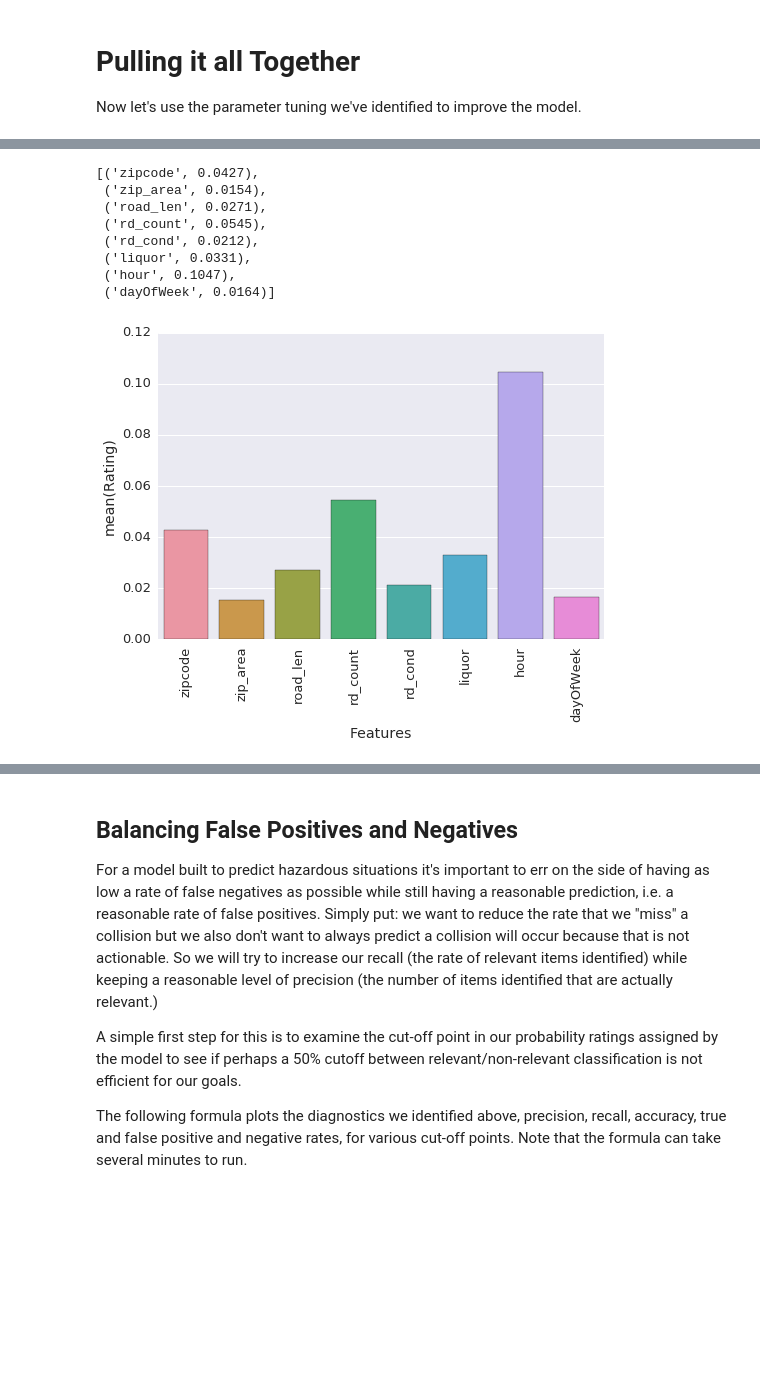
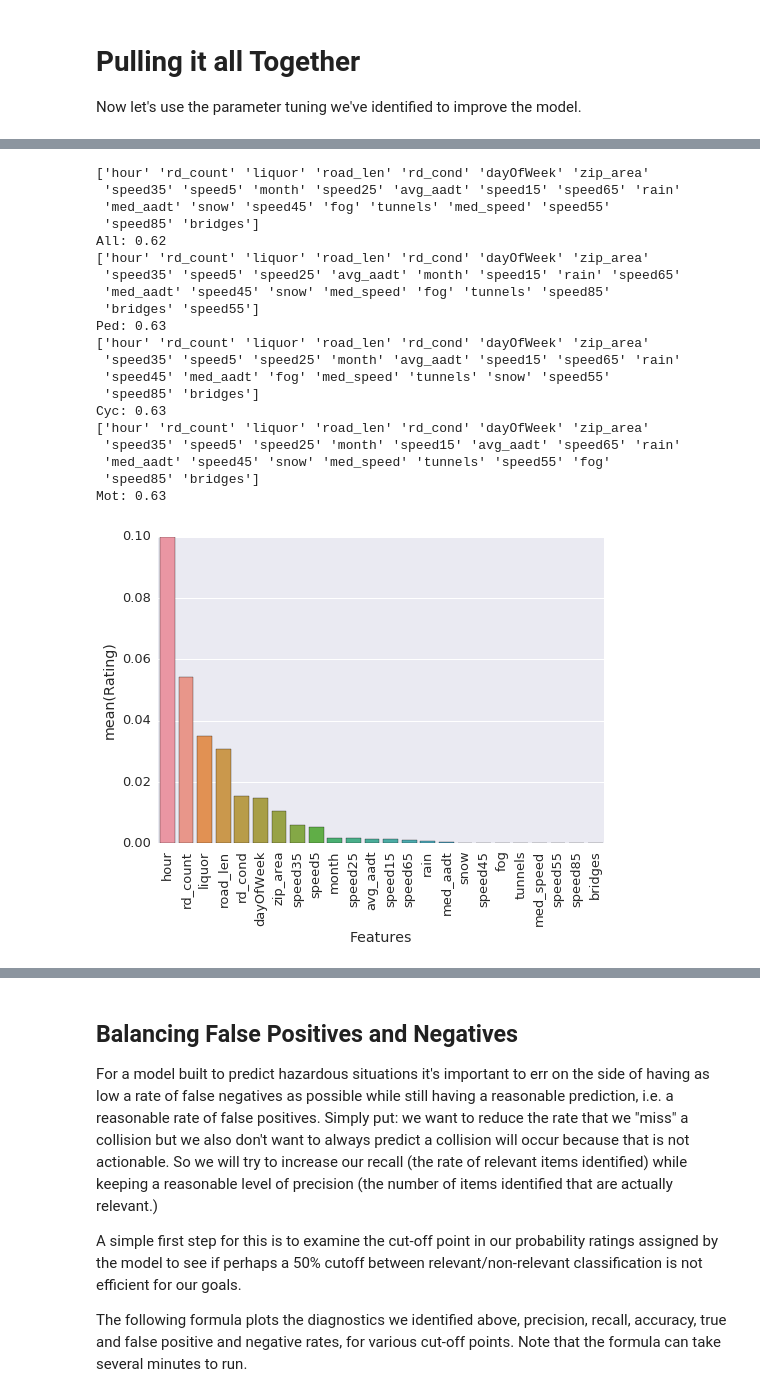
Before and after one commit to kmshelley/Infastructure_Capstone, a Jupyter notebook: notebook/SafeRoad_Model_Tuning_and_Diagnostics.ipynb, the cells around one changed output, grey strips where cells are left out. Saved outputs shown, nothing was run; the diff lists cells and outputs as text; code cells hidden in the pictures; blank space fills up the shorter version.

Commit message:
Updated diagnostics nb

```diff
--- a/notebook/SafeRoad_Model_Tuning_and_Diagnostics.ipynb
+++ b/notebook/SafeRoad_Model_Tuning_and_Diagnostics.ipynb
@@ -1186,12 +1166,44 @@ F1:  0.0588106812144
-# %%
-mean_decrease_accuracy(rf,X_train,Y_train,df_train.columns)
-# %% [output]
-[('zipcode', 0.0427),
- ('zip_area', 0.0154),
- ('road_len', 0.0271),
- ('rd_count', 0.0545),
- ('rd_cond', 0.0212),
- ('liquor', 0.0331),
- ('hour', 0.1047),
- ('dayOfWeek', 0.0164)]
-[figure, removed]
+# %%
+rf = RandomForestClassifier(n_estimators=100,min_samples_split=50,max_features=None,max_depth=15,class_weight="balanced",n_jobs=4,bootstrap=True)
+
+#all
+probabilities,all_features,all_diagnostics = fit_and_predict_model(rf,trainRDD,testRDD,predRDD,victim='all')
+predictions = predictions.join(probabilities).map(lambda row: update_probability(row,victim='all'))
+print "All: %01.2f" % all_diagnostics['all_Test_set_accuracy']
+
+#pedestrian
+probabilities,ped_features,ped_diagnostics = fit_and_predict_model(rf,trainRDD,testRDD,predRDD,victim='pedestrian')
+predictions = predictions.join(probabilities).map(lambda row: update_probability(row,victim='pedestrian'))
+print "Ped: %01.2f" % ped_diagnostics['pedestrian_Test_set_accuracy']
+
+#cyclist
+probabilities,cyc_features,cyc_diagnostics = fit_and_predict_model(rf,trainRDD,testRDD,predRDD,victim='cyclist')
+predictions = predictions.join(probabilities).map(lambda row: update_probability(row,victim='cyclist'))
+print "Cyc: %01.2f" % cyc_diagnostics['cyclist_Test_set_accuracy']
+
+#motorist
+probabilities,mot_features,mot_diagnostics = fit_and_predict_model(rf,trainRDD,testRDD,predRDD,victim='motorist')
+predictions = predictions.join(probabilities).map(lambda row: update_probability(row,victim='motorist'))
+print "Mot: %01.2f" % mot_diagnostics['motorist_Test_set_accuracy']
+# %% [output]
+['hour' 'rd_count' 'liquor' 'road_len' 'rd_cond' 'dayOfWeek' 'zip_area'
+ 'speed35' 'speed5' 'month' 'speed25' 'avg_aadt' 'speed15' 'speed65' 'rain'
+ 'med_aadt' 'snow' 'speed45' 'fog' 'tunnels' 'med_speed' 'speed55'
+ 'speed85' 'bridges']
+All: 0.62
+['hour' 'rd_count' 'liquor' 'road_len' 'rd_cond' 'dayOfWeek' 'zip_area'
+ 'speed35' 'speed5' 'speed25' 'avg_aadt' 'month' 'speed15' 'rain' 'speed65'
+ 'med_aadt' 'speed45' 'snow' 'med_speed' 'fog' 'tunnels' 'speed85'
+ 'bridges' 'speed55']
+Ped: 0.63
+['hour' 'rd_count' 'liquor' 'road_len' 'rd_cond' 'dayOfWeek' 'zip_area'
+ 'speed35' 'speed5' 'speed25' 'month' 'avg_aadt' 'speed15' 'speed65' 'rain'
+ 'speed45' 'med_aadt' 'fog' 'med_speed' 'tunnels' 'snow' 'speed55'
+ 'speed85' 'bridges']
+Cyc: 0.63
+['hour' 'rd_count' 'liquor' 'road_len' 'rd_cond' 'dayOfWeek' 'zip_area'
+ 'speed35' 'speed5' 'speed25' 'month' 'speed15' 'avg_aadt' 'speed65' 'rain'
+ 'med_aadt' 'speed45' 'snow' 'med_speed' 'tunnels' 'speed55' 'fog'
+ 'speed85' 'bridges']
+Mot: 0.63
+[figure, added]
```
Also changed, not shown: parts of 10 cells of this notebook.
